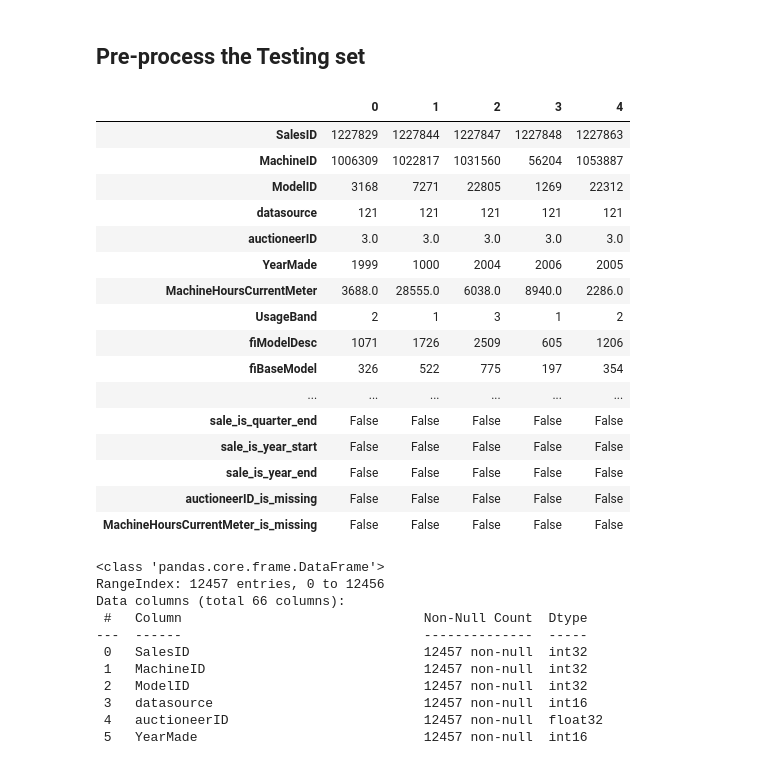
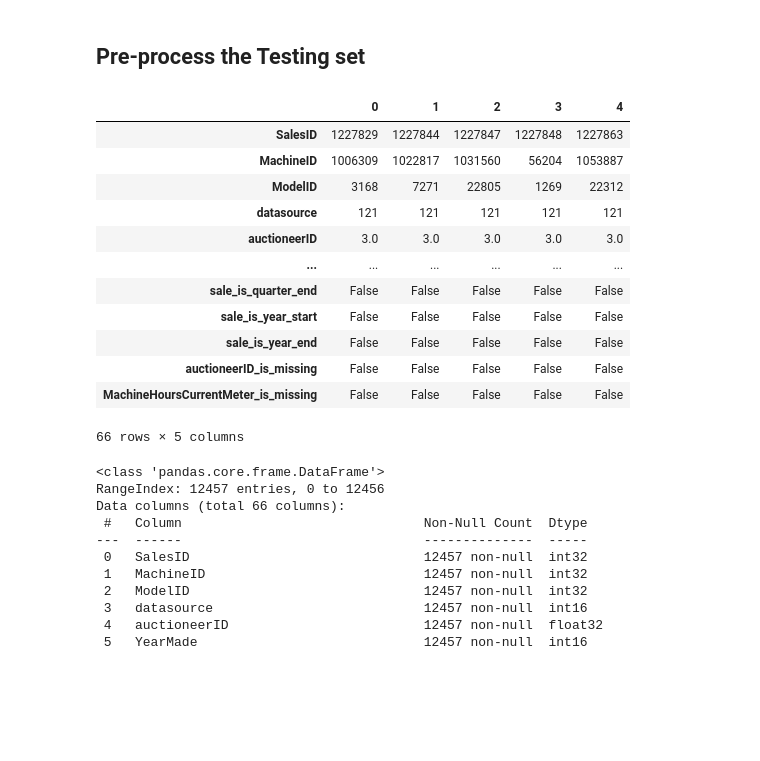
Before and after one commit to TheCamilovisk/DataScienceMiniProjects, a Jupyter notebook: BlueBookForBulldozers/data-cleaning-and-simple-random-forest-regressor.ipynb, the cells around one changed output. Drawn from its saved outputs; the diff is of its cells as text; code cells hidden in the pictures; blank space fills up the shorter version.

```diff
--- a/BlueBookForBulldozers/data-cleaning-and-simple-random-forest-regressor.ipynb
+++ b/BlueBookForBulldozers/data-cleaning-and-simple-random-forest-regressor.ipynb
@@ -925,25 +906,21 @@ memory usage: 4.9+ MB
 ## Pre-process the Testing set
 # %%
 test_df = preprocess(test_df, df_raw)
-display_all(test_df.head().T)
+test_df.head().T
 # %% [output]
 |  | 0 | 1 | 2 | 3 | 4 |
 | SalesID | 1227829 | 1227844 | 1227847 | 1227848 | 1227863 |
 | MachineID | 1006309 | 1022817 | 1031560 | 56204 | 1053887 |
 | ModelID | 3168 | 7271 | 22805 | 1269 | 22312 |
 | datasource | 121 | 121 | 121 | 121 | 121 |
 | auctioneerID | 3.0 | 3.0 | 3.0 | 3.0 | 3.0 |
-| YearMade | 1999 | 1000 | 2004 | 2006 | 2005 |
-| MachineHoursCurrentMeter | 3688.0 | 28555.0 | 6038.0 | 8940.0 | 2286.0 |
-| UsageBand | 2 | 1 | 3 | 1 | 2 |
-| fiModelDesc | 1071 | 1726 | 2509 | 605 | 1206 |
-| fiBaseModel | 326 | 522 | 775 | 197 | 354 |
 | ... | ... | ... | ... | ... | ... |
 | sale_is_quarter_end | False | False | False | False | False |
 | sale_is_year_start | False | False | False | False | False |
 | sale_is_year_end | False | False | False | False | False |
 | auctioneerID_is_missing | False | False | False | False | False |
 | MachineHoursCurrentMeter_is_missing | False | False | False | False | False |
+66 rows × 5 columns
 # %%
 test_df.info()
 # %% [output]
```
Also changed, not shown: parts of 13 cells of this notebook, 1 other file.
